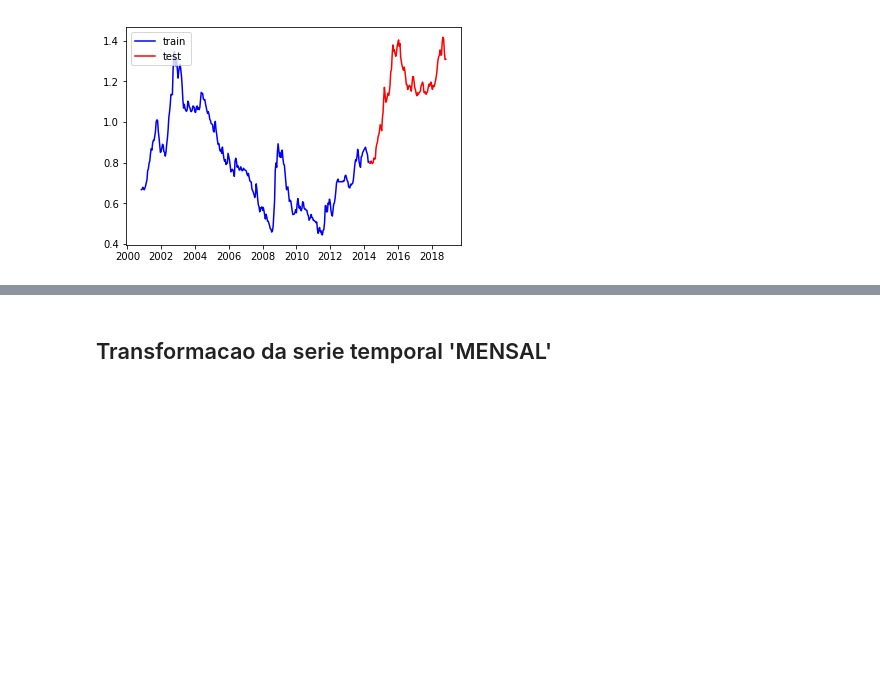
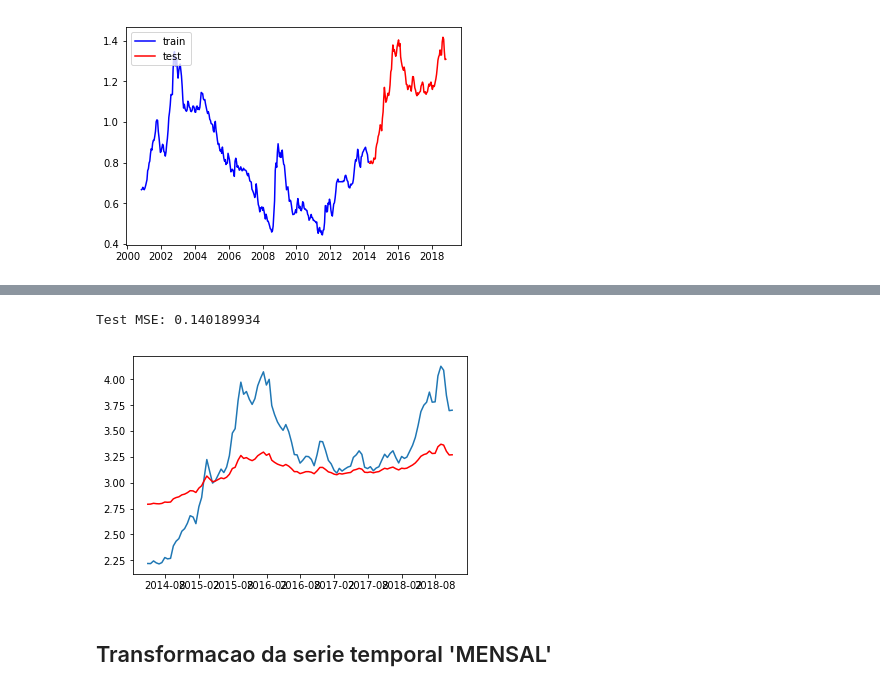
Before and after one commit to jorgealmeidajr/tcc-senai-timeseries, a Jupyter notebook: src/timeseries01-arima.ipynb, the cells around one changed output, grey strips where cells are left out. Cells and saved outputs as stored; diff of their text form; code cells hidden in the pictures; blank space fills up the shorter version.

```diff
--- a/src/timeseries01-arima.ipynb
+++ b/src/timeseries01-arima.ipynb
@@ -131,3 +91,13 @@ plt.show()
+# %%
+historical, predictions = arima.forecast(train, test, arima_params)
+
+for i in range(len(predictions)):
+    predictions[i] = predictions[i] + ((historical[i] / 2) *0.5)
+
+arima.plot_historical_and_predictions(historical, predictions, test)
+# %% [output]
+Test MSE: 0.140189934
+[figure, added]
 # %% [markdown]
 ## Transformacao da serie temporal 'MENSAL'
 # %%
```
Also changed, not shown: parts of 13 cells of this notebook, 4 other files.
